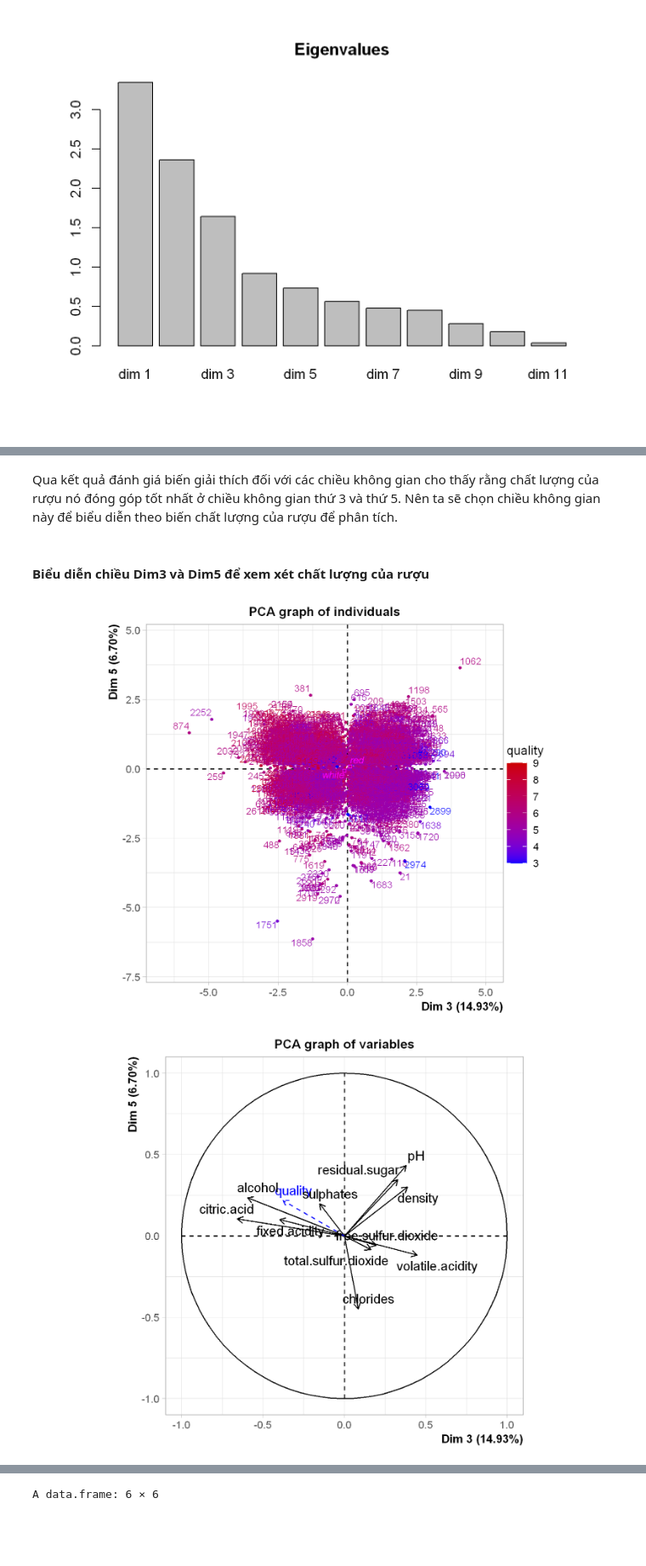
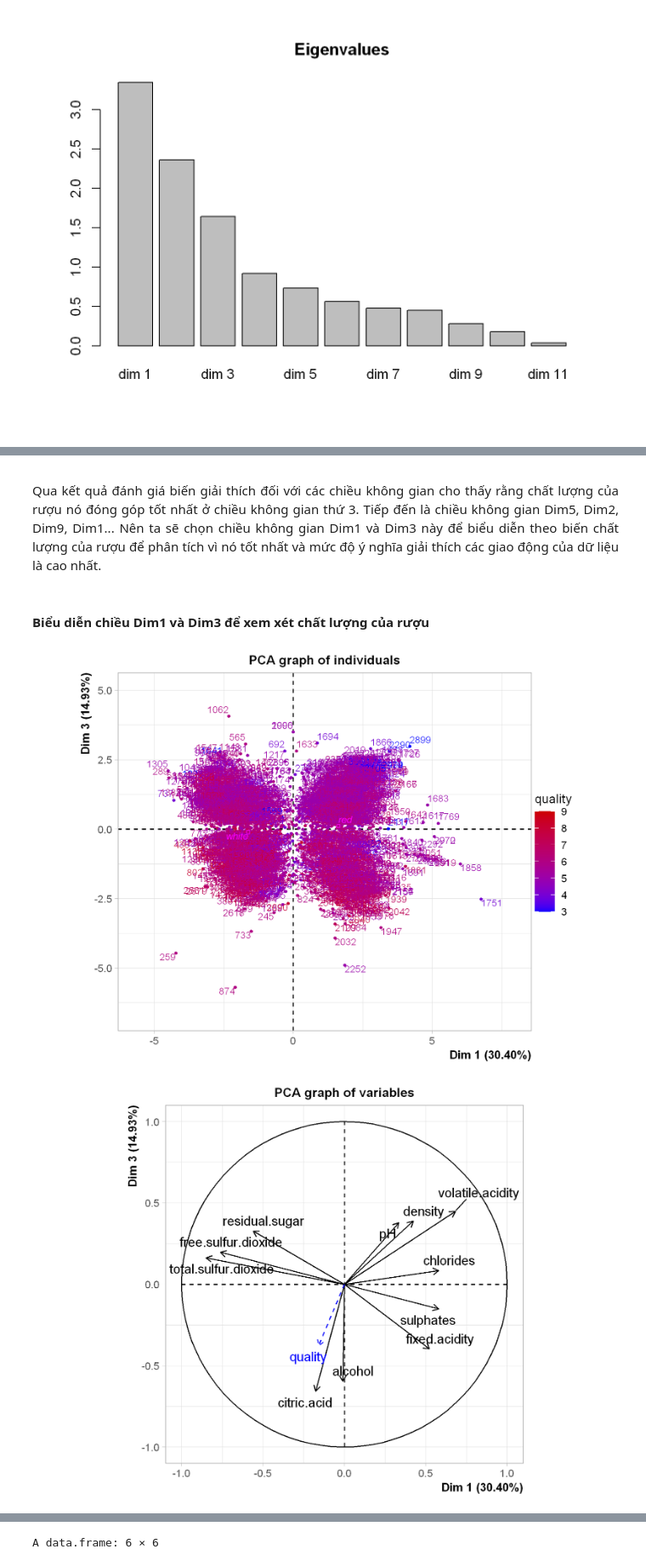
Before and after one commit to tquangsdh20/winedataset, a Jupyter notebook: WineAnalysis.ipynb, the cells around one changed output, grey strips where cells are left out. Shown at 85% size. Cells and saved outputs as stored; diff of their text form; code cells hidden in the pictures; blank space fills up the shorter version.

```diff
--- a/WineAnalysis.ipynb
+++ b/WineAnalysis.ipynb
@@ -108,7 +106,8 @@ options(repr.plot.width = 7, repr.plot.height = 5, repr.plot.res = 200)
 res.pca <- PCA(wine_dat
                ,quanti.sup=12
                ,quali.sup=13
-              ,scale.unit=TRUE)
+              ,scale.unit=TRUE
+              ,ncp=11)
 round(res.pca$eig,2)
 # %% [output]
 A matrix: 11 × 3 of type dbl
@@ -150,12 +149,12 @@ A matrix: 1 × 5 of type dbl
 # %% [markdown]
-Qua kết quả đánh giá biến giải thích đối với các chiều không gian cho thấy rằng chất lượng của rượu nó đóng góp tốt nhất ở chiều không gian thứ 3 và thứ 5. Nên ta sẽ chọn chiều không gian này để biểu diễn theo biến chất lượng của rượu để phân tích.
+<p><div align="justify">Qua kết quả đánh giá biến giải thích đối với các chiều không gian cho thấy rằng chất lượng của rượu nó đóng góp tốt nhất ở chiều không gian thứ 3. Tiếp đến là chiều không gian Dim5, Dim2, Dim9, Dim1... Nên ta sẽ chọn chiều không gian Dim1 và Dim3 này để biểu diễn theo biến chất lượng của rượu để phân tích vì nó tốt nhất và mức độ ý nghĩa giải thích các giao động của dữ liệu là cao nhất.</div></p>
 # %% [markdown]
-#### Biểu diễn chiều Dim3 và Dim5 để xem xét chất lượng của rượu
+#### Biểu diễn chiều Dim1 và Dim3 để xem xét chất lượng của rượu
 # %%
 options(repr.plot.width = 7, rep.plot.height = 7, repr.plot.res = 250)
-plot(res.pca,choix="ind",habillage=12,cex=0.7,axes=c(3,5))
-plot(res.pca,choix="var",axes=c(3,5))
+plot(res.pca,choix="ind",habillage=12,cex=0.7,axes=c(1,3))
+plot(res.pca,choix="var",axes=c(1,3))
 # %% [output]
-[figure, old version]
+[figure, new version]
-[figure, old version]
+[figure, new version]
 # %% [markdown]
```
Also changed, not shown: parts of 30 cells of this notebook.
